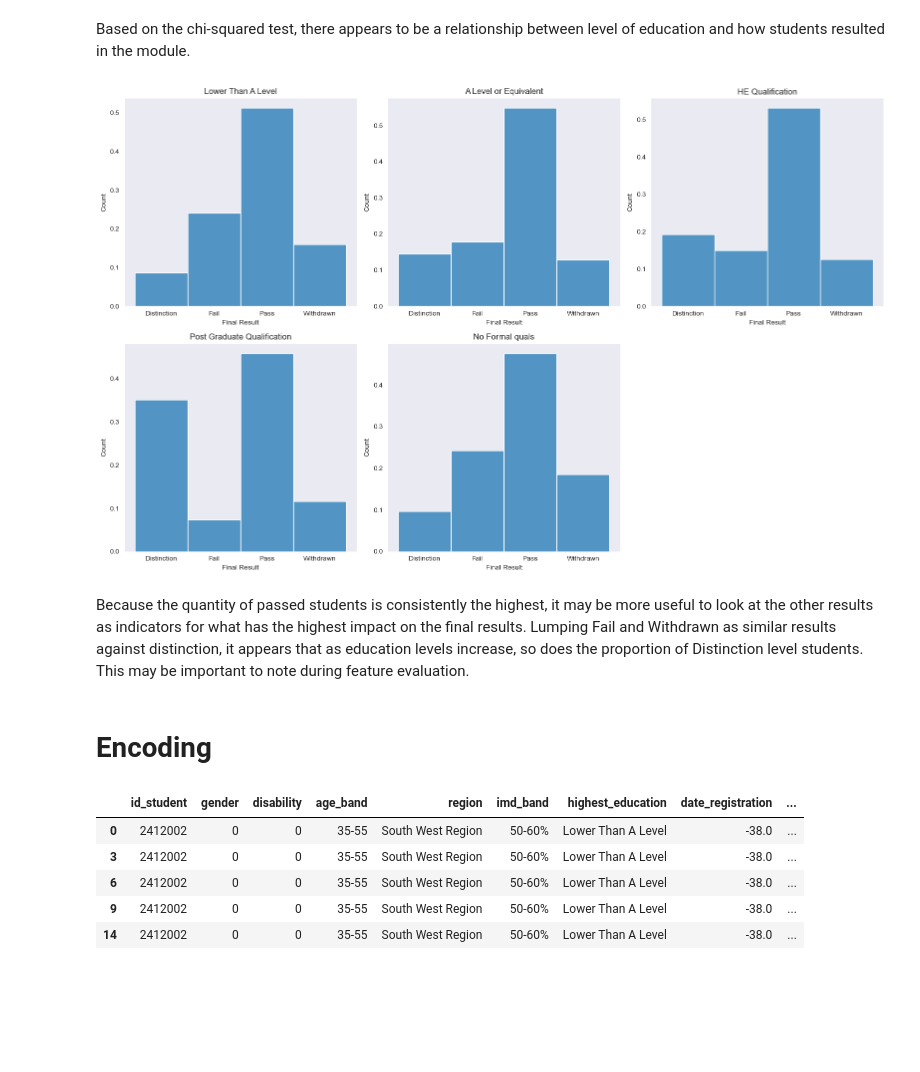
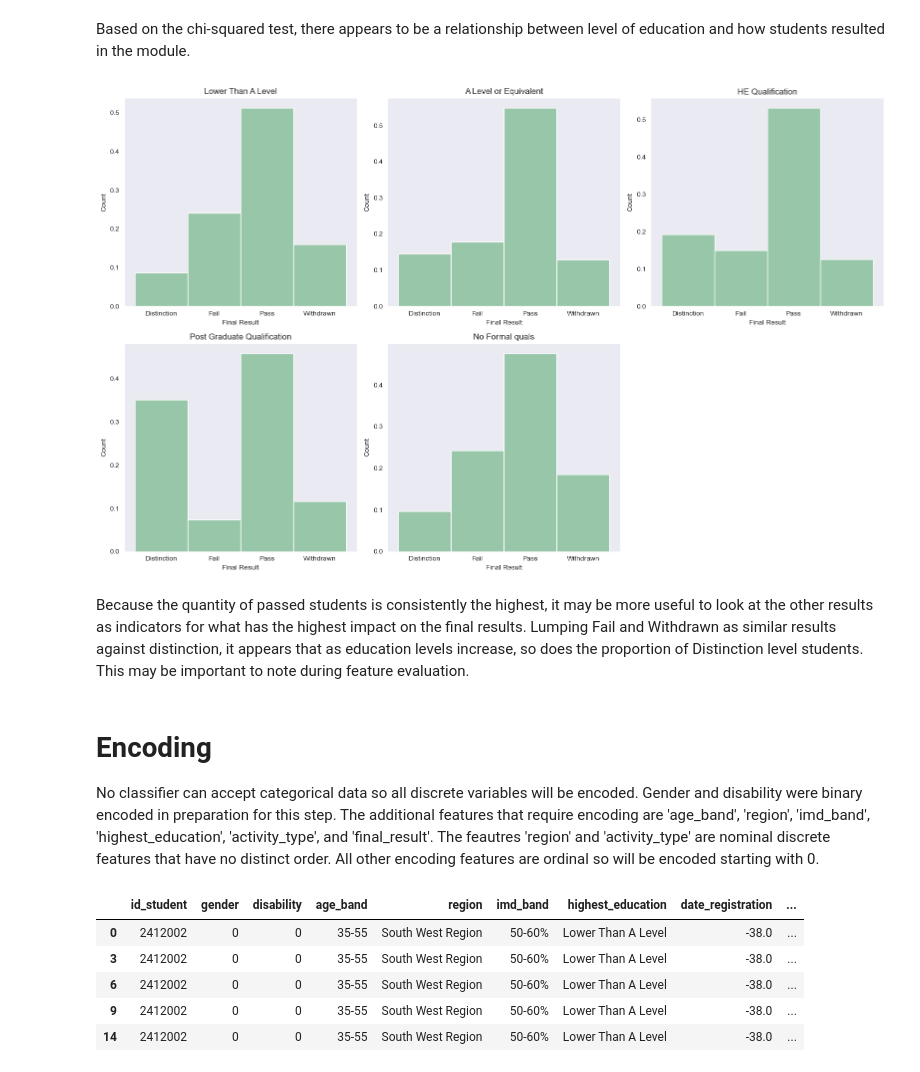
Before and after one commit to jpjavier23/capstone_2_final_documentation, a Jupyter notebook: capstone_2_final_report.ipynb, the cells around one changed output. Drawn from its saved outputs; the diff is of its cells as text; code cells hidden in the pictures; blank space fills up the shorter version.

```diff
--- a/capstone_2_final_report.ipynb
+++ b/capstone_2_final_report.ipynb
@@ -9,17 +9,20 @@ import pandas as pd
 pd.options.display.max_columns = None
 import seaborn as sns
 sns.set_style('dark')
-pal = 'crest'
+sns.set_palette('crest')
 import matplotlib.pyplot as plt
 import numpy as np
 from scipy import stats
 import statsmodels.stats.multicomp as mc
 import pickle
 
-from sklearn.preprocessing import OrdinalEncoder, Normalizer
-from sklearn.model_selection import train_test_split, GridSearchCV, StratifiedKFold
-from sklearn.metrics import classification_report, confusion_matrix, ConfusionMatrixDisplay
+from sklearn.preprocessing import OrdinalEncoder, StandardScaler
+from sklearn.model_selection import train_test_split, GridSearchCV, StratifiedKFold, RandomizedSearchCV
+from sklearn.metrics import classification_report, confusion_matrix, ConfusionMatrixDisplay, f1_score
 from sklearn.tree import DecisionTreeClassifier
+from sklearn.ensemble import RandomForestClassifier
+from sklearn.linear_model import LogisticRegression
+from sklearn.neighbors import KNeighborsClassifier
 # %% [markdown]
 # User Definitions
 # %%
@@ -637,9 +636,7 @@ ax = ax.flatten()
 for ind, val in enumerate(activities):
     sub = df11[df11['activity_type'] == val].sort_values(by = 'final_result')
     sns.histplot(data = sub,
-                palette = pale,
                 x = 'final_result',
-                hue_order = fin_map,
                 ax = ax[ind],
                 stat = 'density',
                 common_norm = False)
@@ -695,31 +692,31 @@ Based on the chi-squared test, there appears to be a relationship between level
 # %%
 education = [x for x in df11['highest_education'].unique()]
 fig, ax = plt.subplots(2, 3, figsize = (16, 10))
 ax = ax.flatten()
 for ind, val in enumerate(education):
     sub = df11[df11['highest_education'] == val].sort_values(by = 'final_result')
     sns.histplot(data = sub,
-                palette = pale,
                 x = 'final_result',
-                hue_order = fin_map,
                 ax = ax[ind],
                 stat = 'density',
                 common_norm = False)
     ax[ind].set_title(val)
     ax[ind].set_xlabel('Final Result')
     ax[ind].set_ylabel('Count')
 
 for i in range(len(education), len(ax)):
     fig.delaxes(ax[i])
 
 plt.tight_layout()
 plt.show()
 # %% [output]
-[figure, old version]
+[figure, new version]
 # %% [markdown]
 Because the quantity of passed students is consistently the highest, it may be more useful to look at the other results as indicators for what has the highest impact on the final results. Lumping Fail and Withdrawn as similar results against distinction, it appears that as education levels increase, so does the proportion of Distinction level students. This may be important to note during feature evaluation.
 # %% [markdown]
 # Encoding
+
+No classifier can accept categorical data so all discrete variables will be encoded. Gender and disability were binary encoded in preparation for this step. The additional features that require encoding are 'age_band', 'region', 'imd_band', 'highest_education', 'activity_type', and 'final_result'. The feautres 'region' and 'activity_type' are nominal discrete features that have no distinct order. All other encoding features are ordinal so will be encoded starting with 0.
 # %%
 df11.head()
 # %% [output]
```
Also changed, not shown: parts of 46 cells of this notebook, 2 other files.
